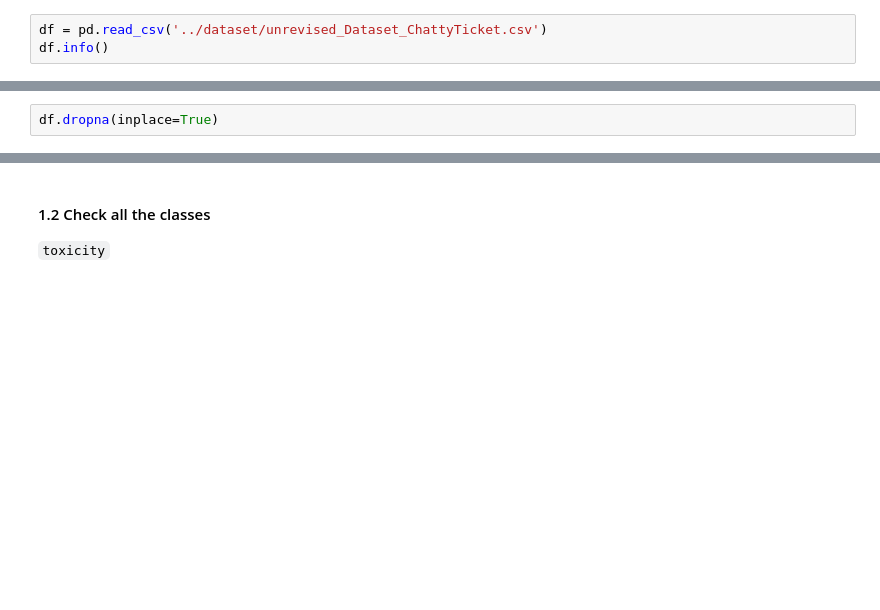
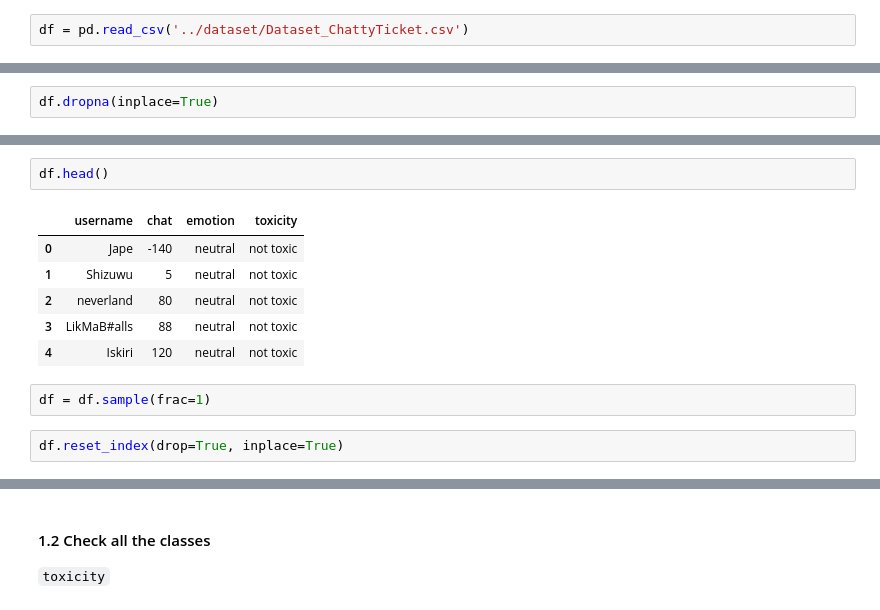
Before and after one commit to cooldragon12/model-multitask-learning, a Jupyter notebook: src/model.mtl.ipynb, the cells around one changed output, grey strips where cells are left out. Saved outputs shown, nothing was run; the diff lists cells and outputs as text; blank space fills up the shorter version.

Commit message:
Full labelled dataset

```diff
--- a/src/model.mtl.ipynb
+++ b/src/model.mtl.ipynb
@@ -28,5 +28,4 @@ device = select_device('dml')
 # %% [markdown]
 #### 1.1 Import Dataset
 # %%
-df = pd.read_csv('../dataset/unrevised_Dataset_ChattyTicket.csv')
-df.info()
+df = pd.read_csv('../dataset/Dataset_ChattyTicket.csv')
@@ -63,0 +57,13 @@ memory usage: 26.8+ KB
+# %%
+df.head()
+# %% [output]
+|  | username | chat | emotion | toxicity |
+| 0 | Jape | -140 | neutral | not toxic |
+| 1 | Shizuwu | 5 | neutral | not toxic |
+| 2 | neverland | 80 | neutral | not toxic |
+| 3 | LikMaB#alls | 88 | neutral | not toxic |
+| 4 | Iskiri | 120 | neutral | not toxic |
+# %%
+df = df.sample(frac=1)
+# %%
+df.reset_index(drop=True, inplace=True)
```
Also changed, not shown: parts of 11 cells of this notebook, 6 other files.
